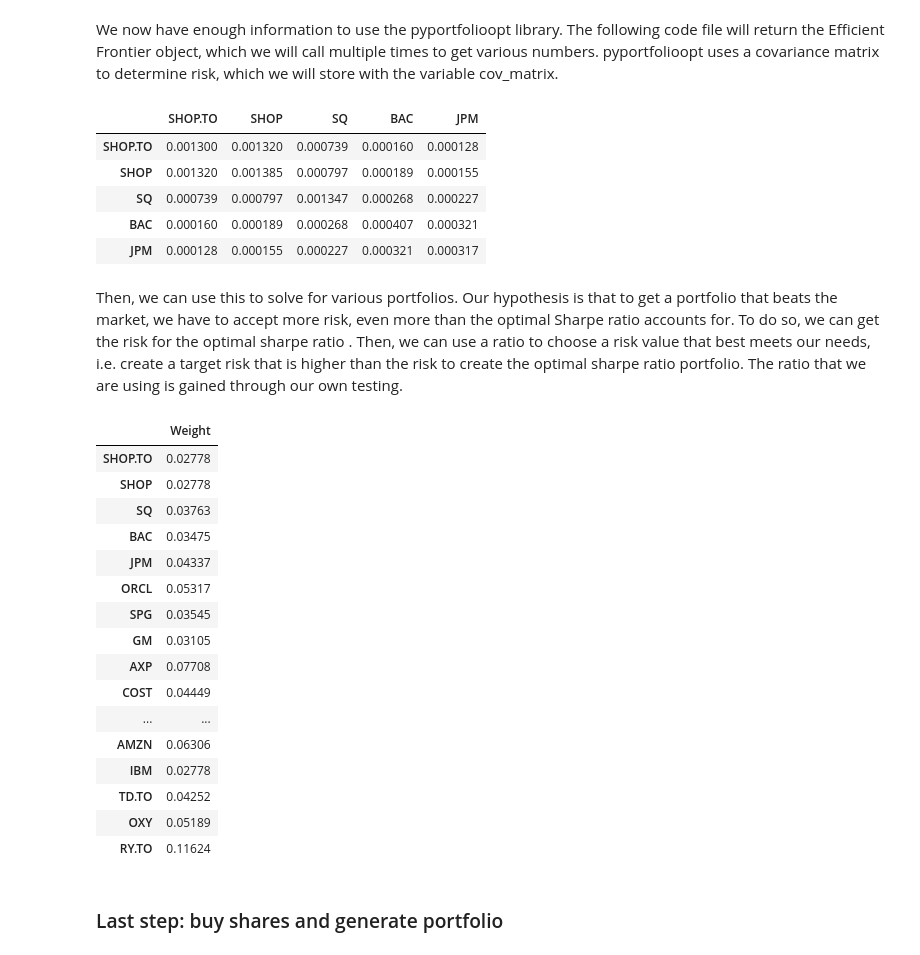
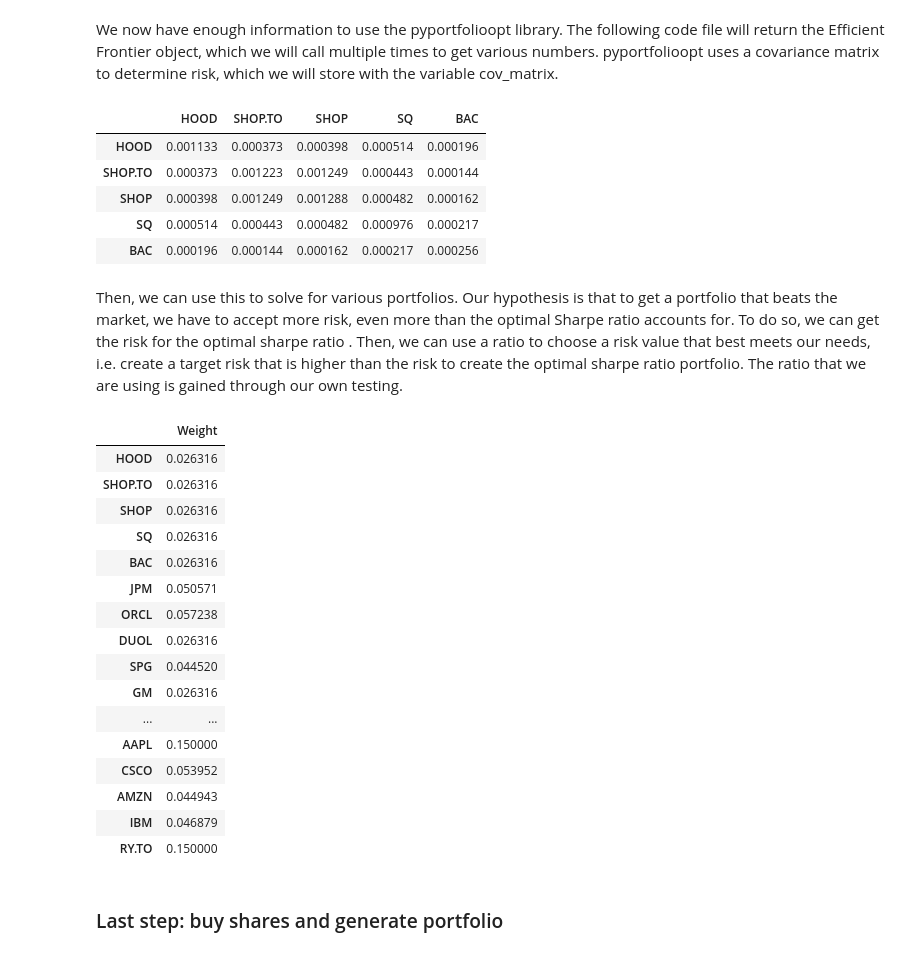
Before and after one commit to JasonLi14/Portfolio-Analyzer, a Jupyter notebook: Portfolio_Analyst.ipynb, the cells around one changed output. Drawn from its saved outputs; the diff is of its cells as text; code cells hidden in the pictures.

```diff
--- a/Portfolio_Analyst.ipynb
+++ b/Portfolio_Analyst.ipynb
@@ -148,9 +148,10 @@ This function will the remaining stocks have enough history and also converts al
 
 Throughout the file, we will be using the following dates to gather data. You can change the range of history by changing the value of the variables below:
 # %%
-start = '2015-01-01'
+start = '2023-01-01'
 end = '2024-11-22'
-cutoff = '2019-01-04'
+cutoff = '2023-01-04'
+cash = 1000000
 # %% [markdown]
 The following function will retrieve close prices for specific stocks. We will call it to retrieve data for the valid stocks from Tickers.csv determined above.
 # %%
@@ -905,54 +907,54 @@ def optimizedEF(returns: pd.Series, risk: pd.DataFrame, min_weight: float = 0, m
 cov_matrix = convertToPct(stock_close_prices).cov()
 display(cov_matrix.iloc[:5, :5])
 # %% [output]
-|  | SHOP.TO | SHOP | SQ | BAC | JPM |
-| SHOP.TO | 0.001300 | 0.001320 | 0.000739 | 0.000160 | 0.000128 |
-| SHOP | 0.001320 | 0.001385 | 0.000797 | 0.000189 | 0.000155 |
-| SQ | 0.000739 | 0.000797 | 0.001347 | 0.000268 | 0.000227 |
-| BAC | 0.000160 | 0.000189 | 0.000268 | 0.000407 | 0.000321 |
-| JPM | 0.000128 | 0.000155 | 0.000227 | 0.000321 | 0.000317 |
+|  | HOOD | SHOP.TO | SHOP | SQ | BAC |
+| HOOD | 0.001133 | 0.000373 | 0.000398 | 0.000514 | 0.000196 |
+| SHOP.TO | 0.000373 | 0.001223 | 0.001249 | 0.000443 | 0.000144 |
+| SHOP | 0.000398 | 0.001249 | 0.001288 | 0.000482 | 0.000162 |
+| SQ | 0.000514 | 0.000443 | 0.000482 | 0.000976 | 0.000217 |
+| BAC | 0.000196 | 0.000144 | 0.000162 | 0.000217 | 0.000256 |
 # %% [markdown]
 Then, we can use this to solve for various portfolios. Our hypothesis is that to get a portfolio that beats the market, we have to accept more risk, even more than the optimal Sharpe ratio accounts for. To do so, we can get the risk for the optimal sharpe ratio . Then, we can use a ratio to choose a risk value that best meets our needs, i.e. create a target risk that is higher than the risk to create the optimal sharpe ratio portfolio. The ratio that we are using is gained through our own testing.
 # %%
 min_weight = 1 / (2 * len(stock_close_prices.columns))  # Find the minimum weight bound
 
 # Find sharpe ratio portfolio
-sharpe_ef = optimizedEF(returns, cov_matrix, min_weight)
+sharpe_ef = optimizedEF(returns, cov_matrix, min_weight, 0.15)
 sharpe_weights = sharpe_ef.max_sharpe(risk_free/100)
 sharpe_risk = sharpe_ef.portfolio_performance(risk_free_rate=risk_free/100)[1]
 
 # Find target risk
-target_risk = sharpe_risk * 1.1
-target_ef = optimizedEF(returns, cov_matrix, min_weight)
+target_risk = sharpe_risk * 1.01
+target_ef = optimizedEF(returns, cov_matrix, min_weight, 0.15)
 target_weights = target_ef.efficient_risk(target_risk)
 wanted_weights = target_ef.clean_weights()
 target_performance = target_ef.portfolio_performance(risk_free_rate=risk_free/100)
 
 # Turn results into a pd.dataframe
 weightings_df = pd.DataFrame(columns=["Weight"])
-for ticker in wanted_weights:
-    weightings_df.loc[ticker] = {"Weight": wanted_weights[ticker]}
+for ticker in sharpe_weights:
+    weightings_df.loc[ticker] = {"Weight": sharpe_weights[ticker]}
 
 # Display results
 display(weightings_df)
 # %% [output]
 |  | Weight |
-| SHOP.TO | 0.02778 |
-| SHOP | 0.02778 |
-| SQ | 0.03763 |
-| BAC | 0.03475 |
-| JPM | 0.04337 |
-| ORCL | 0.05317 |
-| SPG | 0.03545 |
-| GM | 0.03105 |
-| AXP | 0.07708 |
-| COST | 0.04449 |
+| HOOD | 0.026316 |
+| SHOP.TO | 0.026316 |
+| SHOP | 0.026316 |
+| SQ | 0.026316 |
+| BAC | 0.026316 |
+| JPM | 0.050571 |
+| ORCL | 0.057238 |
+| DUOL | 0.026316 |
+| SPG | 0.044520 |
+| GM | 0.026316 |
 | ... | ... |
-| AMZN | 0.06306 |
-| IBM | 0.02778 |
-| TD.TO | 0.04252 |
-| OXY | 0.05189 |
-| RY.TO | 0.11624 |
+| AAPL | 0.150000 |
+| CSCO | 0.053952 |
+| AMZN | 0.044943 |
+| IBM | 0.046879 |
+| RY.TO | 0.150000 |
 # %% [markdown]
 ### Last step: buy shares and generate portfolio
 # %% [markdown]
```
Also changed, not shown: parts of 16 cells of this notebook, 1 other file.
